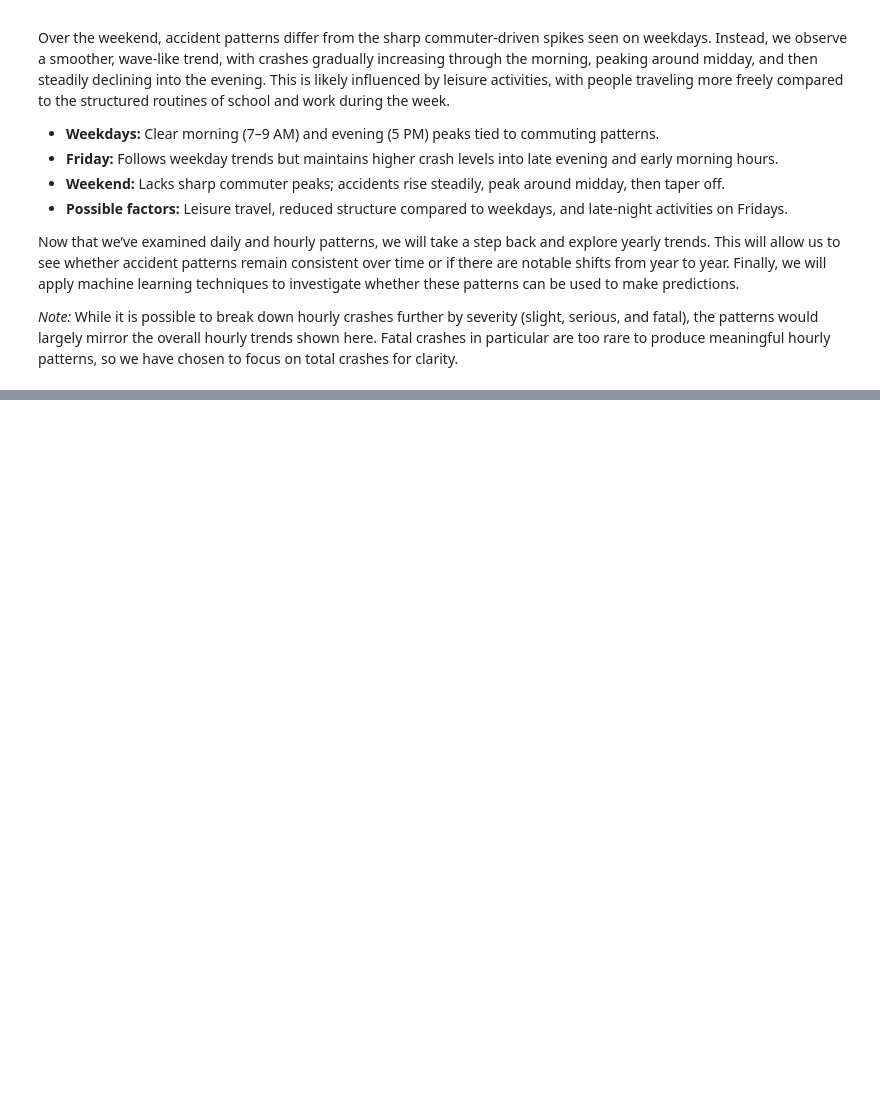
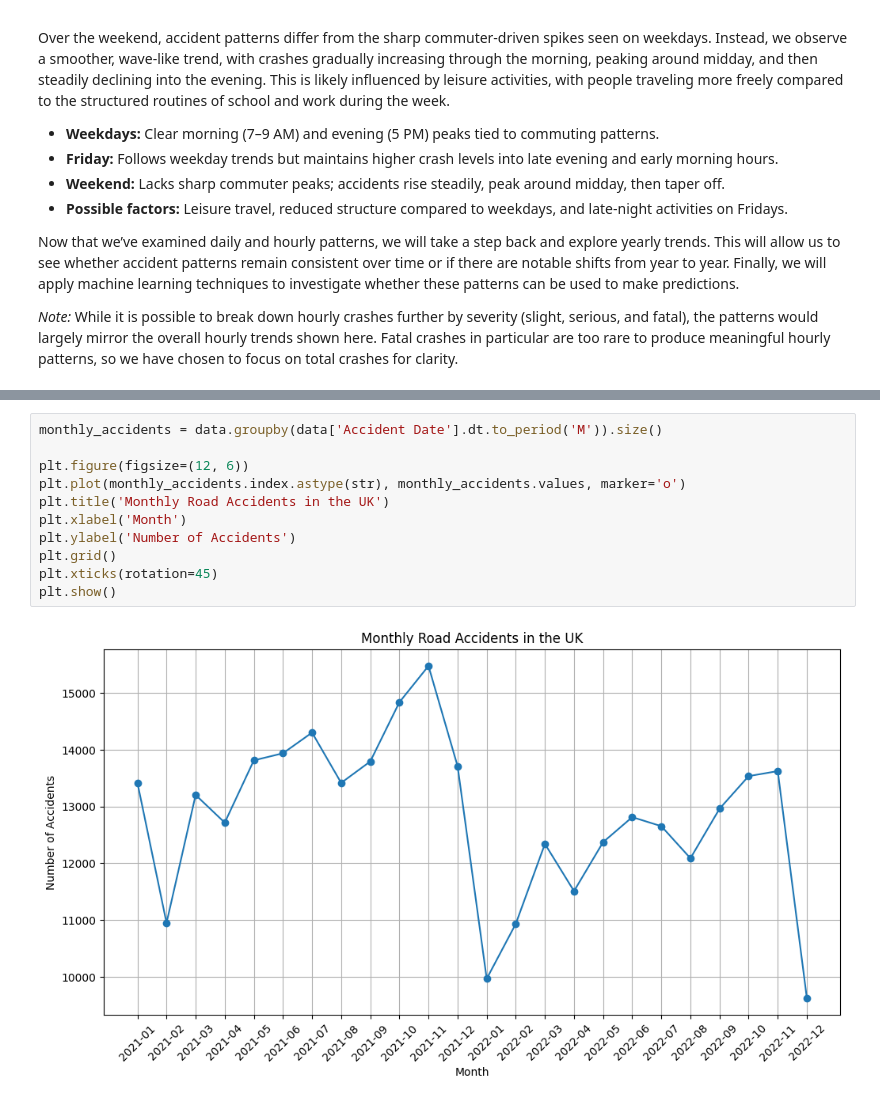
Before and after one commit to jackl92/UK_road_safety, a Jupyter notebook: road_accidents.ipynb, the cells around one changed output, grey strips where cells are left out. Drawn from its saved outputs; the diff is of its cells as text; blank space fills up the shorter version.

Commit message:
added yearly trend graph

```diff
--- a/road_accidents.ipynb
+++ b/road_accidents.ipynb
@@ -466,0 +487,13 @@ Name: 5, dtype: int64
+# %%
+monthly_accidents = data.groupby(data['Accident Date'].dt.to_period('M')).size()
+
+plt.figure(figsize=(12, 6))
+plt.plot(monthly_accidents.index.astype(str), monthly_accidents.values, marker='o')
+plt.title('Monthly Road Accidents in the UK')
+plt.xlabel('Month')
+plt.ylabel('Number of Accidents')
+plt.grid()
+plt.xticks(rotation=45)
+plt.show()
+# %% [output]
+[figure, added]
```
Also changed, not shown: parts of 3 cells of this notebook.
